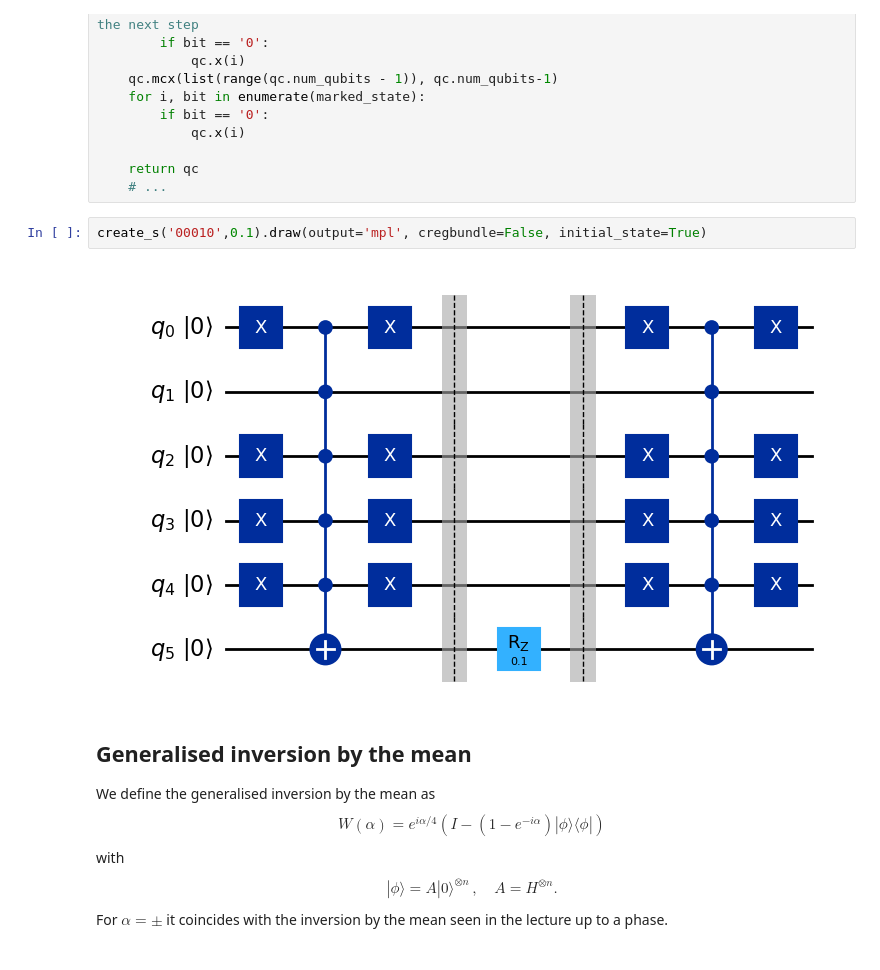
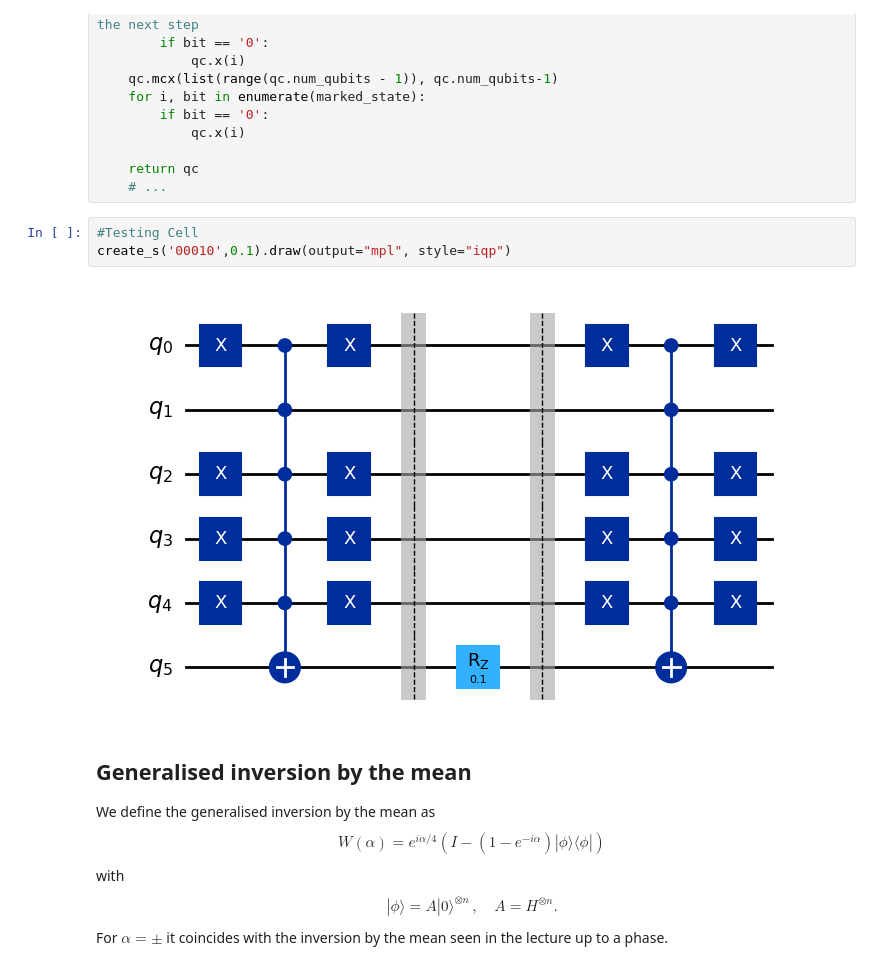
Before and after one commit to moritzhauschulz/my_QC, a Jupyter notebook: cw/CW2324.ipynb, the cells around one changed output. Drawn from its saved outputs; the diff is of its cells as text.

```diff
--- a/cw/CW2324.ipynb
+++ b/cw/CW2324.ipynb
@@ -121,9 +121,10 @@ def create_s(marked_state, beta):
     return qc
     # ...
 # %%
-create_s('00010',0.1).draw(output='mpl', cregbundle=False, initial_state=True)
+#Testing Cell
+create_s('00010',0.1).draw(output="mpl", style="iqp")
 # %% [output]
-[figure, old version]
+[figure, new version]
 # %% [markdown]
 ## Generalised inversion by the mean
 
```
Also changed, not shown: parts of 4 cells of this notebook.
